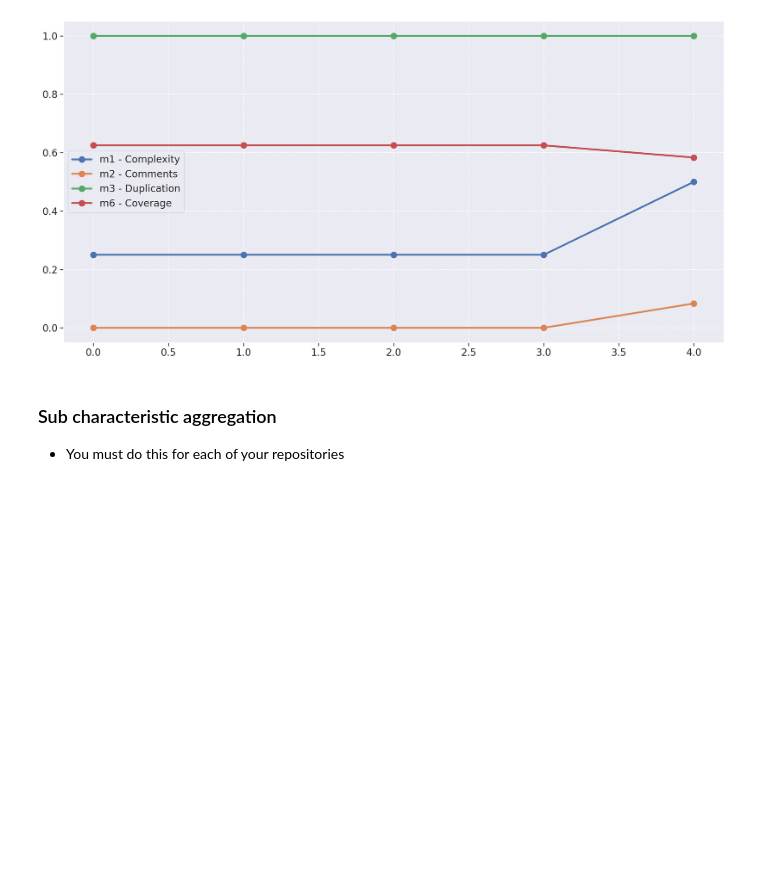
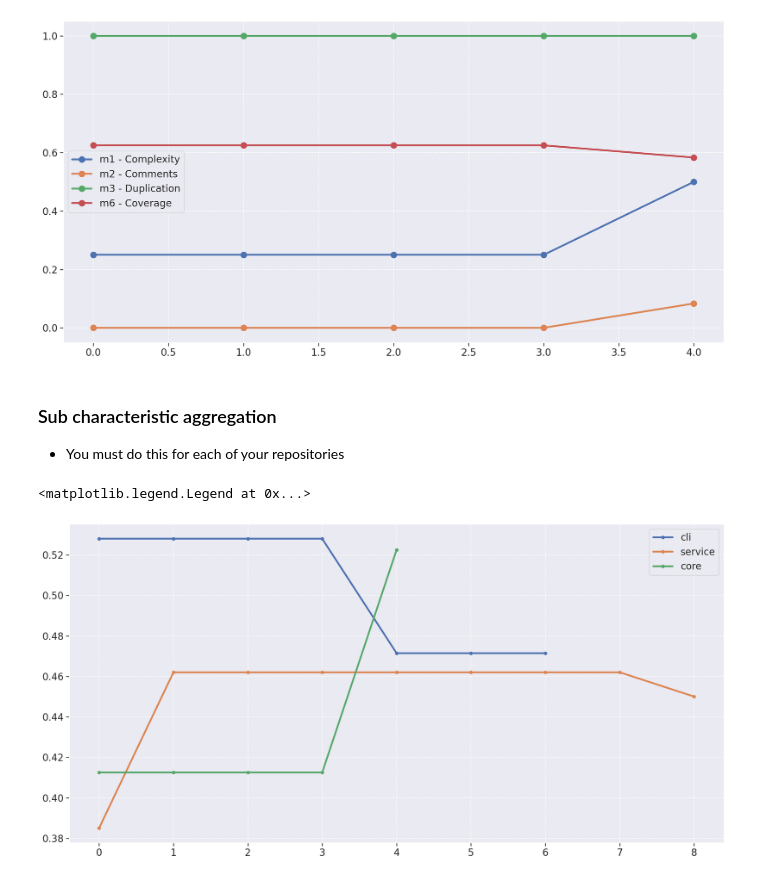
Before and after one commit to fga-eps-mds/2021-2-MeasureSoftGram-Doc, a Jupyter notebook: data/analytics.ipynb, the cells around one changed output. Drawn from its saved outputs; the diff is of its cells as text; code cells hidden in the pictures; blank space fills up the shorter version.

```diff
--- a/data/analytics.ipynb
+++ b/data/analytics.ipynb
@@ -395,14 +395,17 @@ cli_metrics['testing_status'] = cli_metrics['m6'] * psc2
 service_metrics['testing_status'] = service_metrics['m6'] * psc2
 core_metrics['testing_status'] = core_metrics['m6'] * psc2
 # %%
-# TODO: Continue here
-
 fig = plt.figure(figsize=(20, 10))
 
 
-plt.plot(repo1['code_quality'], linewidth=3, marker='o', markersize=5)
-plt.plot(repo2['code_quality'], linewidth=3, marker='o', markersize=5)
-...
+plt.plot(cli_metrics['code_quality'], linewidth=3, marker='o', markersize=5, label="cli")
+plt.plot(service_metrics['code_quality'], linewidth=3, marker='o', markersize=5, label="service")
+plt.plot(core_metrics['code_quality'], linewidth=3, marker='o', markersize=5, label="core")
+
+plt.legend(loc='best')
+# %% [output]
+<matplotlib.legend.Legend at 0x...>
+[figure, added]
 # %%
 fig = plt.figure(figsize=(20, 10))
 
```
Also changed, not shown: parts of 6 cells of this notebook.
